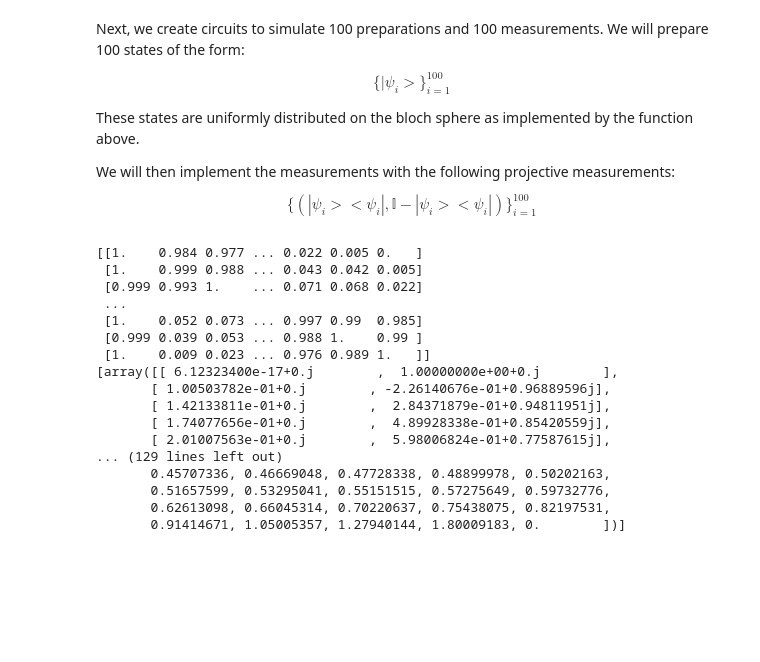
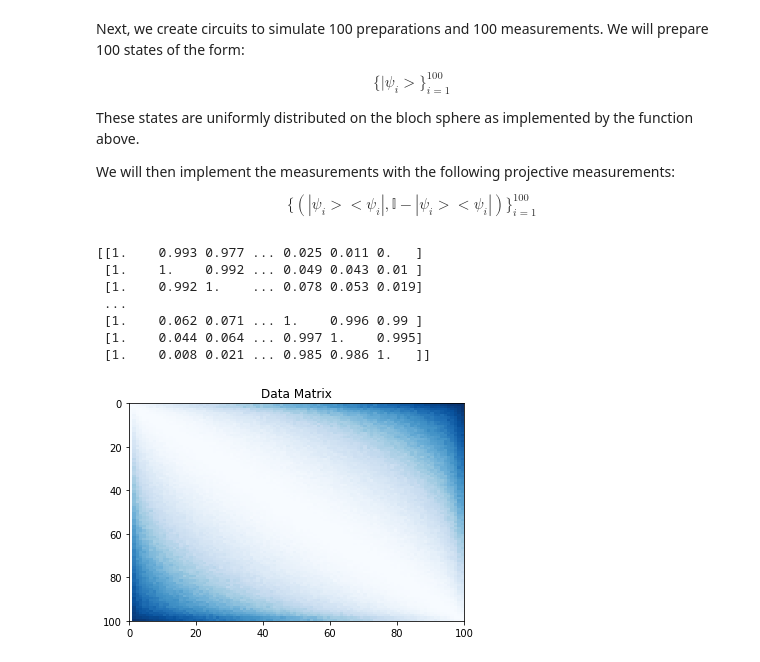
Before and after one commit to jd-anabi/quantum-research-iqs, a Jupyter notebook: GPT/gpt_volume_ratio.ipynb, the cells around one changed output. Saved outputs shown, nothing was run; the diff lists cells and outputs as text; code cells hidden in the pictures; blank space fills up the shorter version.

```diff
--- a/GPT/gpt_volume_ratio.ipynb
+++ b/GPT/gpt_volume_ratio.ipynb
@@ -93,24 +97,27 @@ var = np.zeros((n, m), dtype=float) # variance matrix
 for i in range(n):
     for j in range(m):
         qc = QuantumCircuit(1) # single qubit circuit
-        state = states_info[0][i] #if j != 0 else states_info[0][0]
+        state_i = states_info[0][i] #if j != 0 else states_info[0][0]
+        state_j = states_info[0][j] if j != 0 else states_info[0][i]
 
-        # angles
+        theta_j = states_info[1][j] if j != 0 else states_info[1][i]
         phi_j = states_info[2][j] if j != 0 else states_info[2][i]
-        theta_j = states_info[1][j] if j != 0 else states_info[1][i]
-        x = np.sin(theta_j)*np.cos(phi_j)
-        y = np.sin(theta_j)*np.sin(phi_j)
-        z = np.cos(theta_j)
-        alpha_xz = np.arctan(x/z) if (x != 0 and y != 0 and theta_j != 0) else theta_j
-        alpha_yz = np.arctan(y/z)
+        antipodal_state_j = [np.cos((theta_j+pi)/2), np.sin((theta_j+pi)/2)*np.exp(1j*phi_j)]
+
+        a = state_j[0]
+        b = antipodal_state_j[0]
+        c = state_j[1]
+        d = antipodal_state_j[1]
+        A = np.array([[a, b], [c, d]], dtype=complex)
+        #print(A)
+        qc_gates = qdp.matrix_to_qiskit_circuit(A)
+        #print(qc_gates)
 
         # construct circuits
-        qc.initialize(state)
+        qc.initialize(state_i)
         qc.barrier()
-        qc.rz(-2*phi_j, 0)
-        qc.rx(-theta_j, 0)
-        qc.rz(phi_j, 0)
-        qc.snapshot_statevector('label')
+        qc += qc_gates.inverse()
+        #qc.snapshot_statevector('label')
         qc.measure_all()
 
         # Transpile for simulator
@@ -132,31 +139,28 @@ for i in range(n):
 # %%
 W = np.zeros((n*m, m*n), dtype=float) # W = 1/var
 index = 0
 
 for i in range(n):
     for j in range(m):
-        W[index][index] = 1/(var[i][j]) if var[i][j] != 0 else 0
+        W[index][index] = 1/(var[i][j]) if var[i][j] != 0 else 1000000 + index
     index += 1
 
 print(F)
-print(states_info)
+#print(var)
+
+plt.title("Data Matrix")
+graph = plt.pcolormesh(F, cmap=matplotlib.pyplot.cm.Blues_r)
+ax = plt.gca()
+ax.set_ylim(ax.get_ylim()[::-1])
+plt.show()
 # %% [output]
-[[1.    0.984 0.977 ... 0.022 0.005 0.   ]
- [1.    0.999 0.988 ... 0.043 0.042 0.005]
- [0.999 0.993 1.    ... 0.071 0.068 0.022]
+[[1.    0.993 0.977 ... 0.025 0.011 0.   ]
+ [1.    1.    0.992 ... 0.049 0.043 0.01 ]
+ [1.    0.992 1.    ... 0.078 0.053 0.019]
  ...
- [1.    0.052 0.073 ... 0.997 0.99  0.985]
- [0.999 0.039 0.053 ... 0.988 1.    0.99 ]
- [1.    0.009 0.023 ... 0.976 0.989 1.   ]]
-[array([[ 6.12323400e-17+0.j        ,  1.00000000e+00+0.j        ],
-       [ 1.00503782e-01+0.j        , -2.26140676e-01+0.96889596j],
-       [ 1.42133811e-01+0.j        ,  2.84371879e-01+0.94811951j],
-       [ 1.74077656e-01+0.j        ,  4.89928338e-01+0.85420559j],
-       [ 2.01007563e-01+0.j        ,  5.98006824e-01+0.77587615j],
-... (129 lines left out)
-       0.45707336, 0.46669048, 0.47728338, 0.48899978, 0.50202163,
-       0.51657599, 0.53295041, 0.55151515, 0.57275649, 0.59732776,
-       0.62613098, 0.66045314, 0.70220637, 0.75438075, 0.82197531,
-       0.91414671, 1.05005357, 1.27940144, 1.80009183, 0.        ])]
+ [1.    0.062 0.071 ... 1.    0.996 0.99 ]
+ [1.    0.044 0.064 ... 0.997 1.    0.995]
+ [1.    0.008 0.021 ... 0.985 0.986 1.   ]]
+[figure, added]
 # %%
 def vec(M):
```
Also changed, not shown: parts of 6 cells of this notebook.
